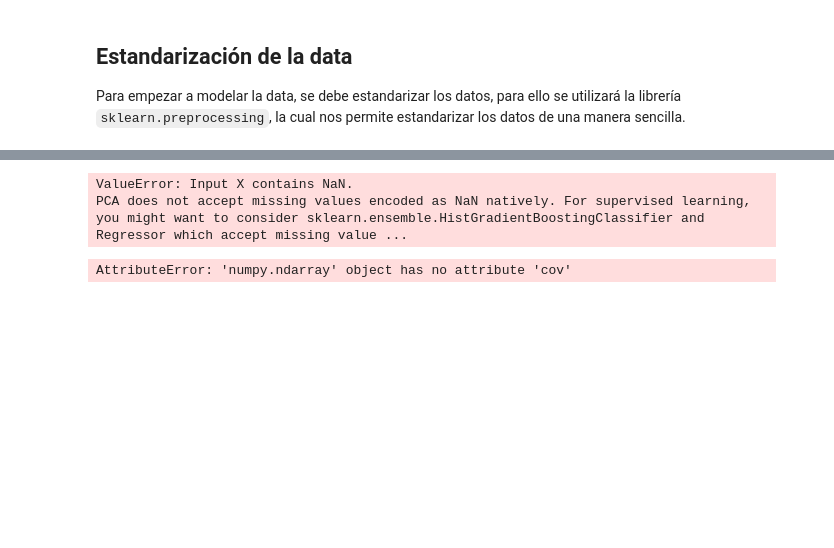
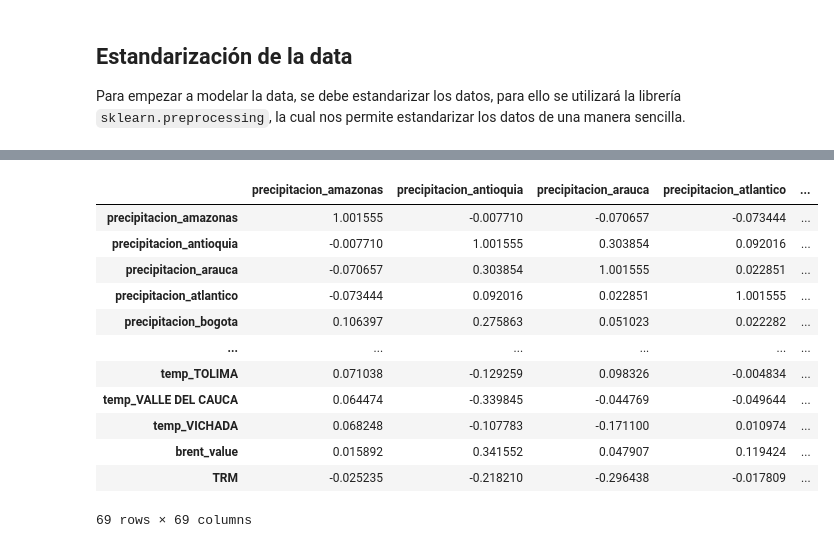
Before and after one commit to maestria-ds-eafit/Proyecto-Integrador-Semestre1, a Jupyter notebook: python-notebooks/TablesJoined.ipynb, the cells around one changed output, grey strips where cells are left out. Saved outputs shown, nothing was run; the diff lists cells and outputs as text; code cells hidden in the pictures; blank space fills up the shorter version.

```diff
--- a/python-notebooks/TablesJoined.ipynb
+++ b/python-notebooks/TablesJoined.ipynb
@@ -95,10 +102,20 @@ array([[-0.48678438,  0.91324172,  0.77225603, ..., -0.40328169,
+# %%
+scaled_df.cov()
+# %% [output]
+|  | precipitacion_amazonas | precipitacion_antioquia | precipitacion_arauca | precipitacion_atlantico | ... |
+| precipitacion_amazonas | 1.001555 | -0.007710 | -0.070657 | -0.073444 | ... |
+| precipitacion_antioquia | -0.007710 | 1.001555 | 0.303854 | 0.092016 | ... |
+| precipitacion_arauca | -0.070657 | 0.303854 | 1.001555 | 0.022851 | ... |
+| precipitacion_atlantico | -0.073444 | 0.092016 | 0.022851 | 1.001555 | ... |
+| precipitacion_bogota | 0.106397 | 0.275863 | 0.051023 | 0.022282 | ... |
+| ... | ... | ... | ... | ... | ... |
+| temp_TOLIMA | 0.071038 | -0.129259 | 0.098326 | -0.004834 | ... |
+| temp_VALLE DEL CAUCA | 0.064474 | -0.339845 | -0.044769 | -0.049644 | ... |
+| temp_VICHADA | 0.068248 | -0.107783 | -0.171100 | 0.010974 | ... |
+| brent_value | 0.015892 | 0.341552 | 0.047907 | 0.119424 | ... |
+| TRM | -0.025235 | -0.218210 | -0.296438 | -0.017809 | ... |
+69 rows × 69 columns
 # %%
-pca = PCA(n_components=2)  # n_components is the number of components to keep
+n_components = 2
+pca = PCA(n_components=n_components)  # n_components is the number of components to keep
 pca_result = pca.fit_transform(scaled_data)
-# %% [output]
-ValueError: Input X contains NaN.
-PCA does not accept missing values encoded as NaN natively. For supervised learning, you might want to consider sklearn.ensemble.HistGradientBoostingClassifier and Regressor which accept missing value ...
-# %%
-scaled_data.cov()
-# %% [output]
-AttributeError: 'numpy.ndarray' object has no attribute 'cov'
```
Also changed, not shown: parts of 11 cells of this notebook, 2 other files.
